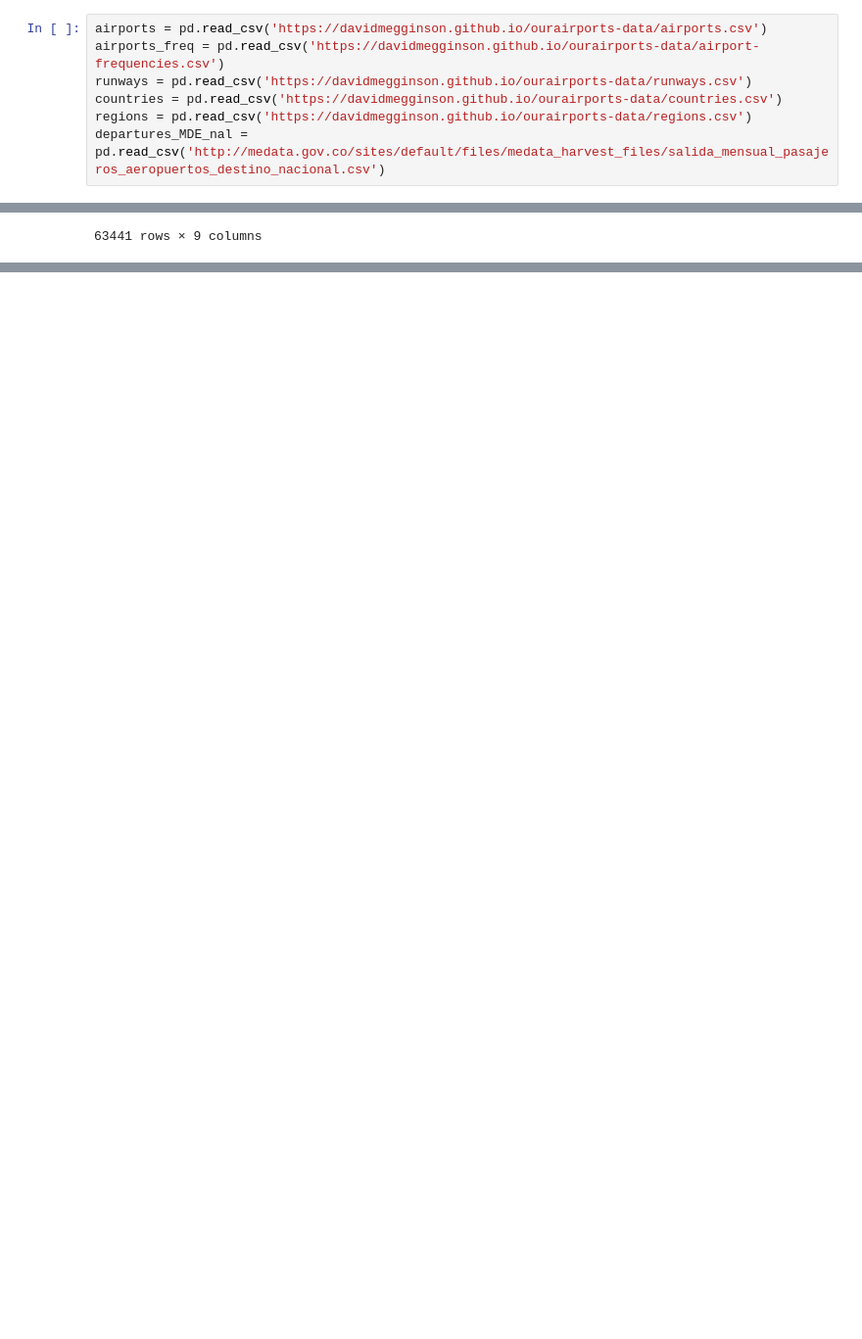
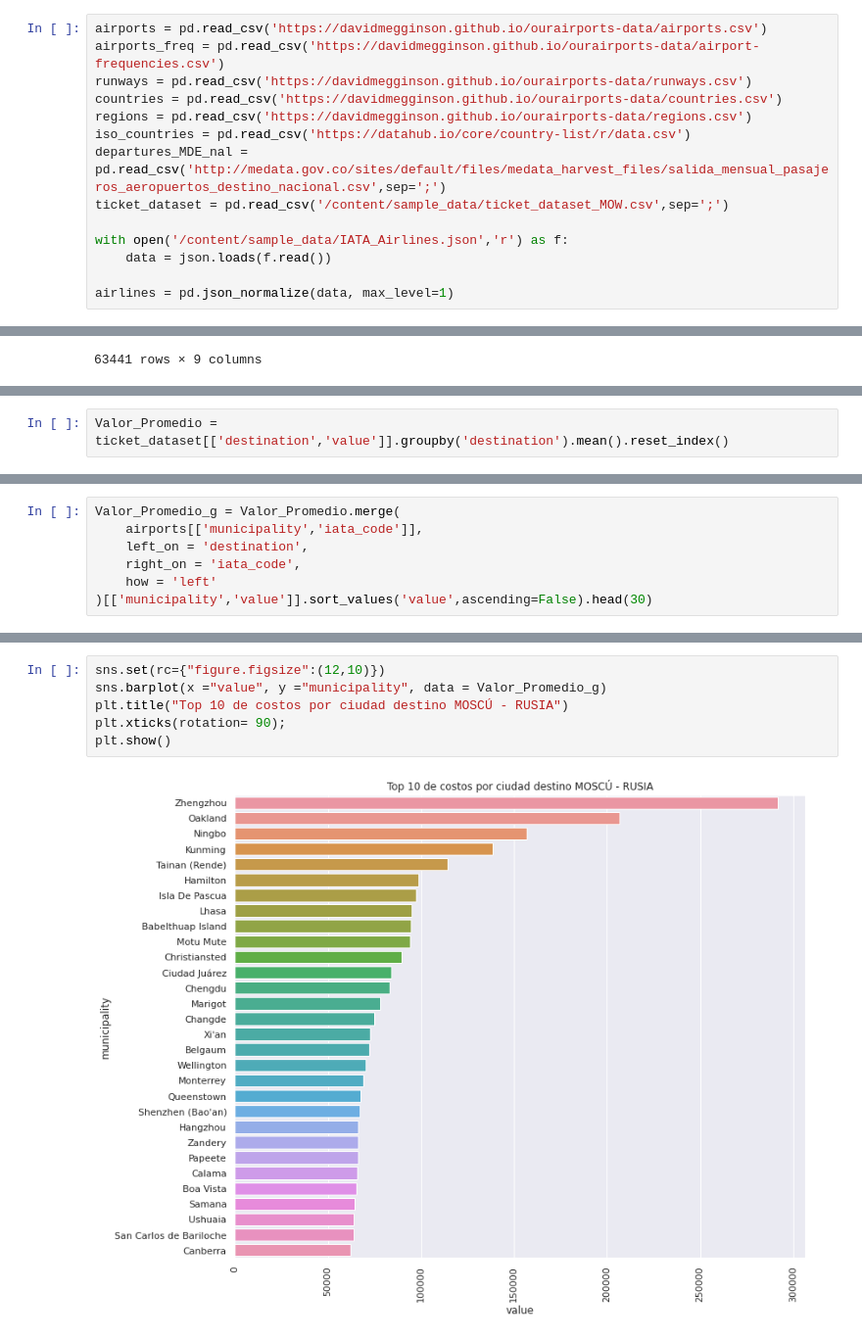
Before and after one commit to juandahur/ML-UdeA-Reto-Tec, a Jupyter notebook: Reto_Tecnologico.ipynb, the cells around one changed output, grey strips where cells are left out. Shown at 98% size. Cells and saved outputs as stored; diff of their text form; blank space fills up the shorter version.

Commit message:
Se agregan gráficas de costo de tiquetes

```diff
--- a/Reto_Tecnologico.ipynb
+++ b/Reto_Tecnologico.ipynb
@@ -15,4 +16,11 @@ airports_freq = pd.read_csv('https://davidmegginson.github.io/ourairports-data/a
 runways = pd.read_csv('https://davidmegginson.github.io/ourairports-data/runways.csv')
 countries = pd.read_csv('https://davidmegginson.github.io/ourairports-data/countries.csv')
 regions = pd.read_csv('https://davidmegginson.github.io/ourairports-data/regions.csv')
-departures_MDE_nal = pd.read_csv('http://medata.gov.co/sites/default/files/medata_harvest_files/salida_mensual_pasajeros_aeropuertos_destino_nacional.csv')
+iso_countries = pd.read_csv('https://datahub.io/core/country-list/r/data.csv')
+departures_MDE_nal = pd.read_csv('http://medata.gov.co/sites/default/files/medata_harvest_files/salida_mensual_pasajeros_aeropuertos_destino_nacional.csv',sep=';')
+ticket_dataset = pd.read_csv('/content/sample_data/ticket_dataset_MOW.csv',sep=';')
+
+with open('/content/sample_data/IATA_Airlines.json','r') as f:
+    data = json.loads(f.read())
+
+airlines = pd.json_normalize(data, max_level=1)
@@ -171,0 +154,2 @@ origen_destino[['Nombre','Fecha','Origen','Nombre.1','Pais Origen','Destino','No
+# %%
+Valor_Promedio = ticket_dataset[['destination','value']].groupby('destination').mean().reset_index()
@@ -171,0 +172,7 @@ origen_destino[['Nombre','Fecha','Origen','Nombre.1','Pais Origen','Destino','No
+# %%
+Valor_Promedio_g = Valor_Promedio.merge(
+    airports[['municipality','iata_code']],
+    left_on = 'destination',
+    right_on = 'iata_code',
+    how = 'left'
+)[['municipality','value']].sort_values('value',ascending=False).head(30)
@@ -171,0 +199,8 @@ origen_destino[['Nombre','Fecha','Origen','Nombre.1','Pais Origen','Destino','No
+# %%
+sns.set(rc={"figure.figsize":(12,10)})
+sns.barplot(x ="value", y ="municipality", data = Valor_Promedio_g)
+plt.title("Top 10 de costos por ciudad destino MOSCÚ - RUSIA")
+plt.xticks(rotation= 90);
+plt.show()
+# %% [output]
+[figure, added]
```
Also changed, not shown: parts of 22 cells of this notebook.
